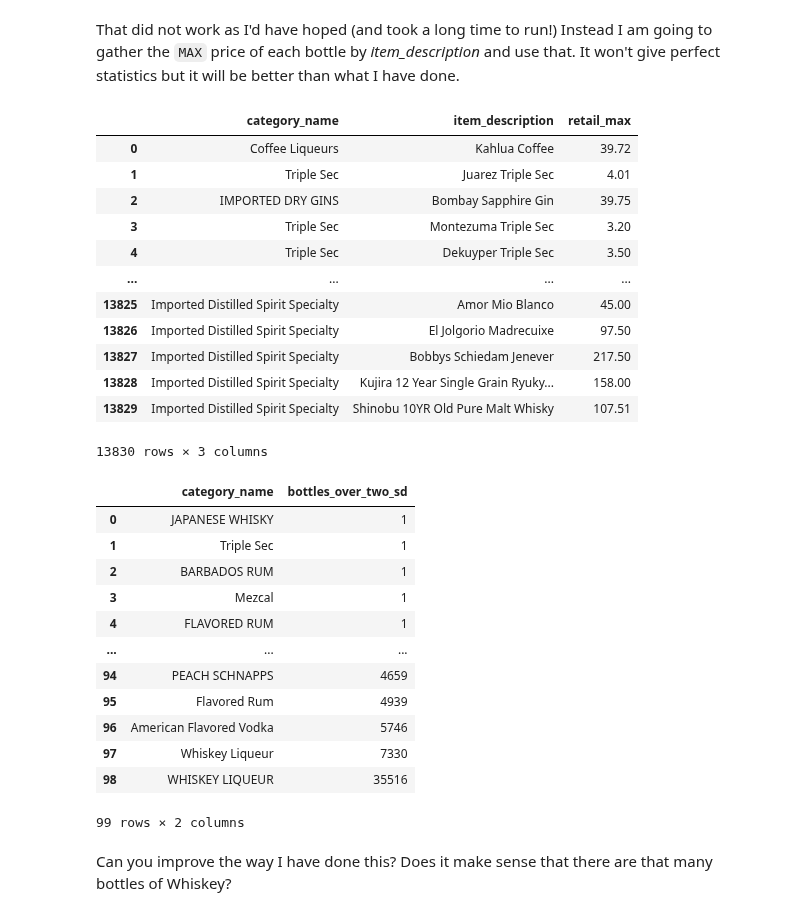
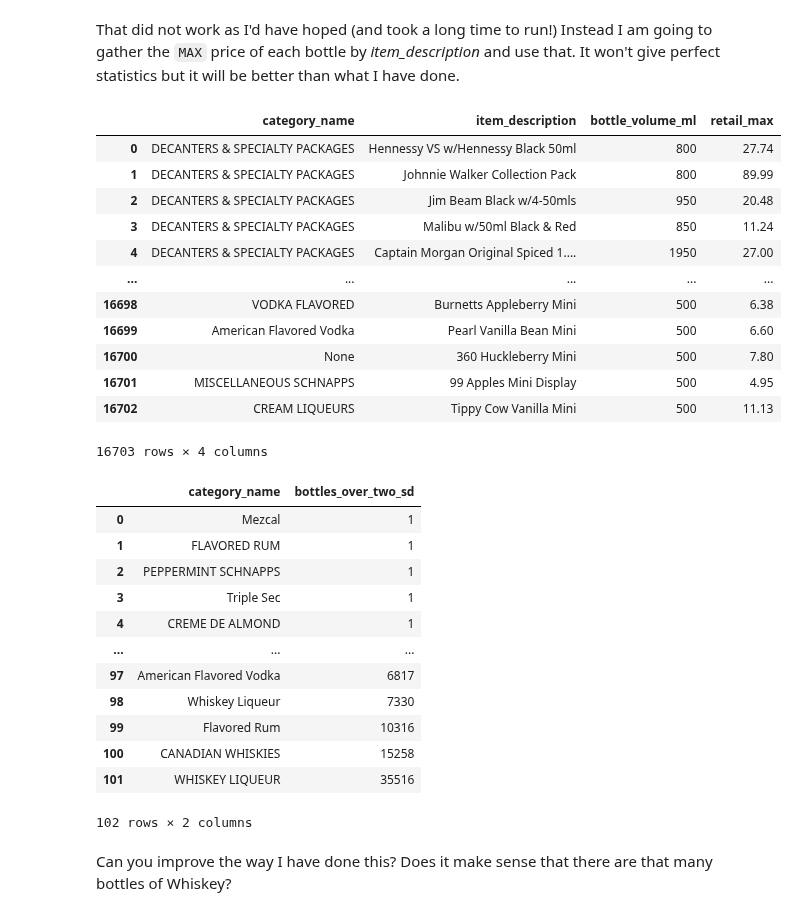
Before and after one commit to nurfnick/Data_Viz, a Jupyter notebook: 07_SQL_Wrap.ipynb, the cells around one changed output. Saved outputs shown, nothing was run; the diff lists cells and outputs as text; code cells hidden in the pictures.

Commit message:
fixed the bottle size issue

```diff
--- a/07_SQL_Wrap.ipynb
+++ b/07_SQL_Wrap.ipynb
@@ -95,31 +89,31 @@ That did not work as I'd have hoped (and took a long time to run!)  Instead I am
 # %%
 %%bigquery --project pic-math
 
-SELECT category_name, item_description, MAX(state_bottle_retail) as retail_max
+SELECT category_name, item_description, bottle_volume_ml, MAX(state_bottle_retail) as retail_max
 FROM `bigquery-public-data.iowa_liquor_sales.sales`
-GROUP BY category_name, item_description
+GROUP BY category_name, item_description, bottle_volume_ml
 # %% [output]
-|  | category_name | item_description | retail_max |
-| 0 | Coffee Liqueurs | Kahlua Coffee | 39.72 |
-| 1 | Triple Sec | Juarez Triple Sec | 4.01 |
-| 2 | IMPORTED DRY GINS | Bombay Sapphire Gin | 39.75 |
-| 3 | Triple Sec | Montezuma Triple Sec | 3.20 |
-| 4 | Triple Sec | Dekuyper Triple Sec | 3.50 |
-| ... | ... | ... | ... |
-| 13825 | Imported Distilled Spirit Specialty | Amor Mio Blanco | 45.00 |
-| 13826 | Imported Distilled Spirit Specialty | El Jolgorio Madrecuixe | 97.50 |
-| 13827 | Imported Distilled Spirit Specialty | Bobbys Schiedam Jenever | 217.50 |
-| 13828 | Imported Distilled Spirit Specialty | Kujira 12 Year Single Grain Ryuky... | 158.00 |
-| 13829 | Imported Distilled Spirit Specialty | Shinobu 10YR Old Pure Malt Whisky | 107.51 |
+|  | category_name | item_description | bottle_volume_ml | retail_max |
+| 0 | DECANTERS & SPECIALTY PACKAGES | Hennessy VS w/Hennessy Black 50ml | 800 | 27.74 |
+| 1 | DECANTERS & SPECIALTY PACKAGES | Johnnie Walker Collection Pack | 800 | 89.99 |
+| 2 | DECANTERS & SPECIALTY PACKAGES | Jim Beam Black w/4-50mls | 950 | 20.48 |
+| 3 | DECANTERS & SPECIALTY PACKAGES | Malibu w/50ml Black & Red | 850 | 11.24 |
+| 4 | DECANTERS & SPECIALTY PACKAGES | Captain Morgan Original Spiced 1.... | 1950 | 27.00 |
+| ... | ... | ... | ... | ... |
+| 16698 | VODKA FLAVORED | Burnetts Appleberry Mini | 500 | 6.38 |
+| 16699 | American Flavored Vodka | Pearl Vanilla Bean Mini | 500 | 6.60 |
+| 16700 | None | 360 Huckleberry Mini | 500 | 7.80 |
+| 16701 | MISCELLANEOUS SCHNAPPS | 99 Apples Mini Display | 500 | 4.95 |
+| 16702 | CREAM LIQUEURS | Tippy Cow Vanilla Mini | 500 | 11.13 |
-13830 rows × 3 columns
+16703 rows × 4 columns
 # %%
 %%bigquery --project pic-math
 
 WITH statsTable as(
 SELECT category_name, AVG(retail_max) as average, STDDEV(retail_max) as standarddeviation
-FROM (SELECT category_name, item_description, MAX(state_bottle_retail) as retail_max
+FROM (SELECT category_name, item_description, bottle_volume_ml, MAX(state_bottle_retail) as retail_max
       FROM `bigquery-public-data.iowa_liquor_sales.sales`
-      GROUP BY category_name, item_description)
+      GROUP BY category_name, item_description, bottle_volume_ml)
 GROUP BY category_name
 )
 
@@ -131,18 +125,18 @@ GROUP BY category_name
 ORDER BY bottles_over_two_sd
 # %% [output]
 |  | category_name | bottles_over_two_sd |
-| 0 | JAPANESE WHISKY | 1 |
-| 1 | Triple Sec | 1 |
-| 2 | BARBADOS RUM | 1 |
-| 3 | Mezcal | 1 |
-| 4 | FLAVORED RUM | 1 |
+| 0 | Mezcal | 1 |
+| 1 | FLAVORED RUM | 1 |
+| 2 | PEPPERMINT SCHNAPPS | 1 |
+| 3 | Triple Sec | 1 |
+| 4 | CREME DE ALMOND | 1 |
 | ... | ... | ... |
-| 94 | PEACH SCHNAPPS | 4659 |
-| 95 | Flavored Rum | 4939 |
-| 96 | American Flavored Vodka | 5746 |
-| 97 | Whiskey Liqueur | 7330 |
-| 98 | WHISKEY LIQUEUR | 35516 |
+| 97 | American Flavored Vodka | 6817 |
+| 98 | Whiskey Liqueur | 7330 |
+| 99 | Flavored Rum | 10316 |
+| 100 | CANADIAN WHISKIES | 15258 |
+| 101 | WHISKEY LIQUEUR | 35516 |
-99 rows × 2 columns
+102 rows × 2 columns
 # %% [markdown]
 Can you improve the way I have done this?  Does it make sense that there are that many bottles of Whiskey?
 # %% [markdown]
```
Also changed, not shown: parts of 2 cells of this notebook.
